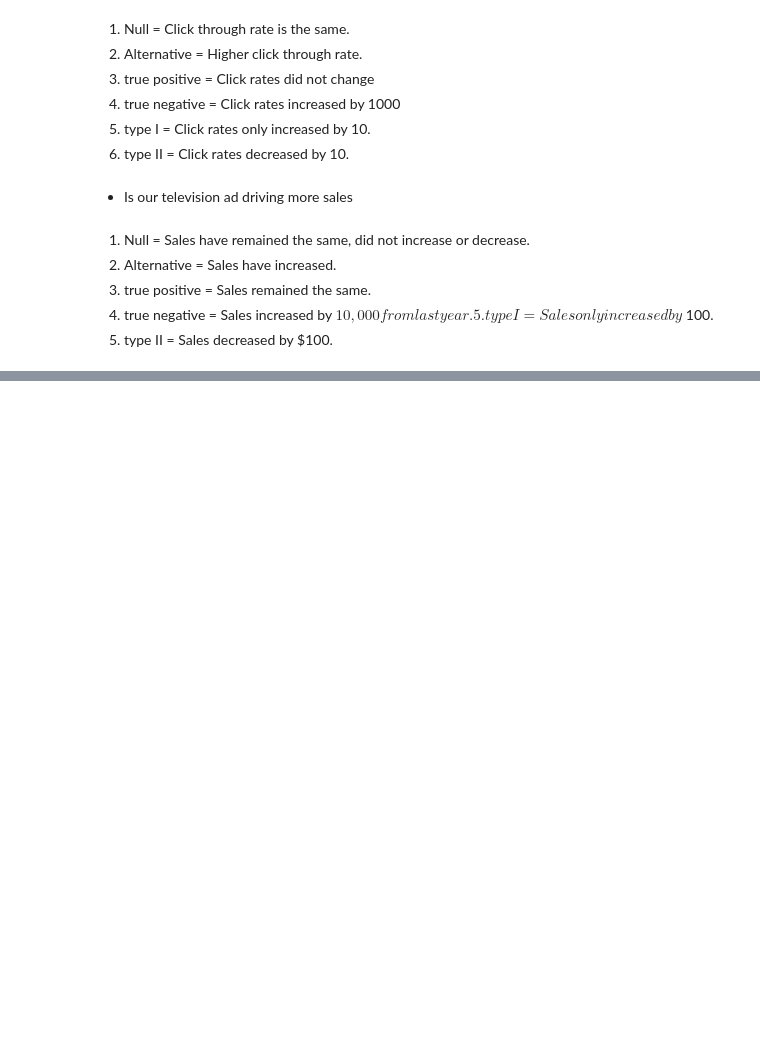
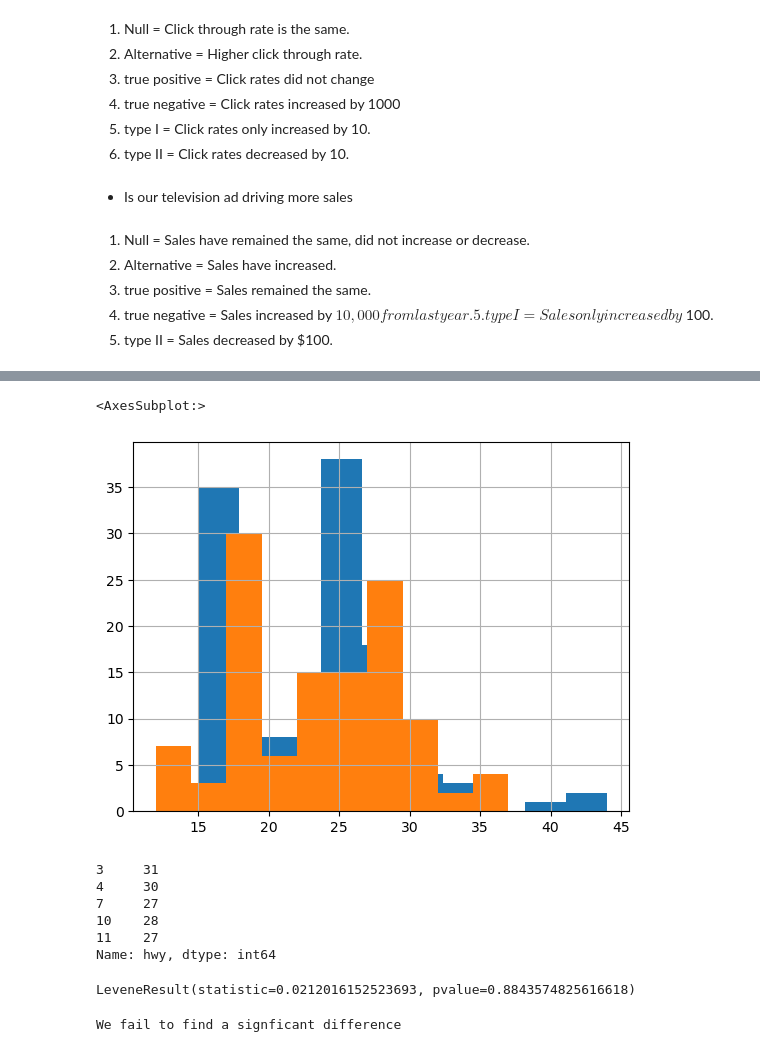
Before and after one commit to heywood95/statistics-exercises, a Jupyter notebook: hypothesis_testing.ipynb, the cells around one changed output, grey strips where cells are left out. Drawn from its saved outputs; the diff is of its cells as text; code cells hidden in the pictures; blank space fills up the shorter version.

```diff
--- a/hypothesis_testing.ipynb
+++ b/hypothesis_testing.ipynb
@@ -38,0 +127,10 @@ For each of the following questions, formulate a null and alternative hypothesis
+# %%
+#import seaborn as sns
+#mpg = sns.load_dataset('mpg')
+from pydataset import data
+mpg = data('mpg')
+import pandas as pd
+import matplotlib.pyplot as plt
+import scipy.stats as stats
+import seaborn as sns
+import env
@@ -38,0 +156,6 @@ For each of the following questions, formulate a null and alternative hypothesis
+# %%
+mpg.isna().sum()
+
+mpg = mpg[~mpg.hwy.isna()]
+mpg = mpg[~mpg.year.isna()]
+mpg.isna().sum()
@@ -38,0 +175,6 @@ For each of the following questions, formulate a null and alternative hypothesis
+# %%
+mpg[mpg.year==1999].hwy.hist()
+mpg[mpg.year==2008].hwy.hist()
+# %% [output]
+<AxesSubplot:>
+[figure, added]
@@ -38,0 +184,23 @@ For each of the following questions, formulate a null and alternative hypothesis
+# %%
+zero_eight.head()
+#ninety_nine.head()
+# %% [output]
+3     31
+4     30
+7     27
+10    28
+11    27
+Name: hwy, dtype: int64
+# %%
+stats.levene(ninety_nine, zero_eight)
+# %% [output]
+LeveneResult(statistic=0.0212016152523693, pvalue=0.8843574825616618)
+# %%
+t, p = stats.ttest_ind(ninety_nine, zero_eight, equal_var=False)
+
+if p < .05:
+    print('There is a significant difference between the fuel-efficiency of vehicles in 1999 and 2008')
+else:
+    print('We fail to find a signficant difference')
+# %% [output]
+We fail to find a signficant difference
```
Also changed, not shown: parts of 62 cells of this notebook.
